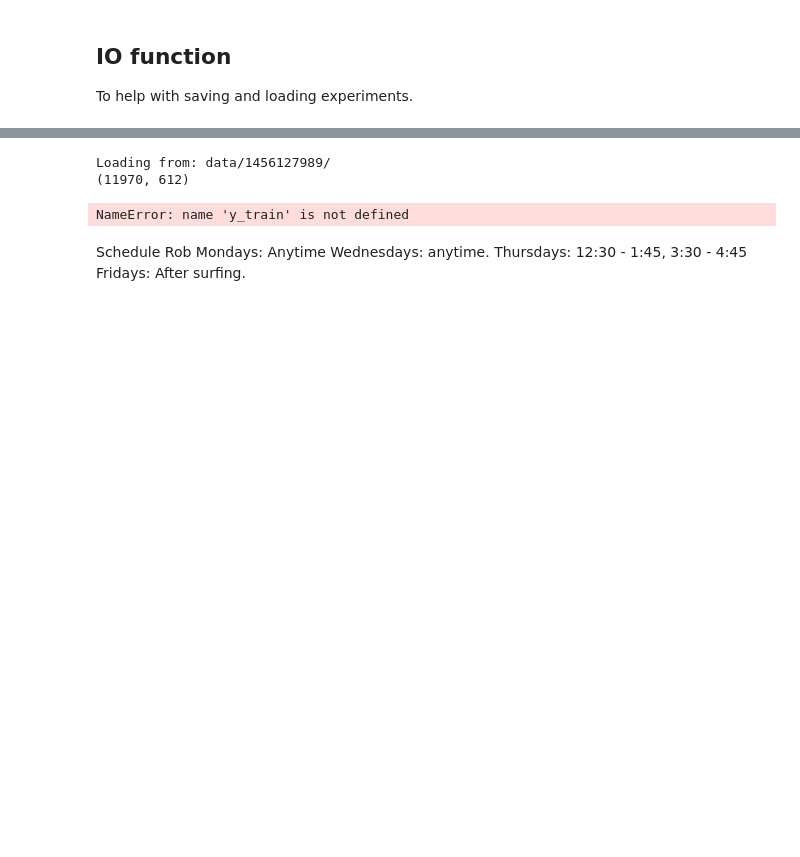
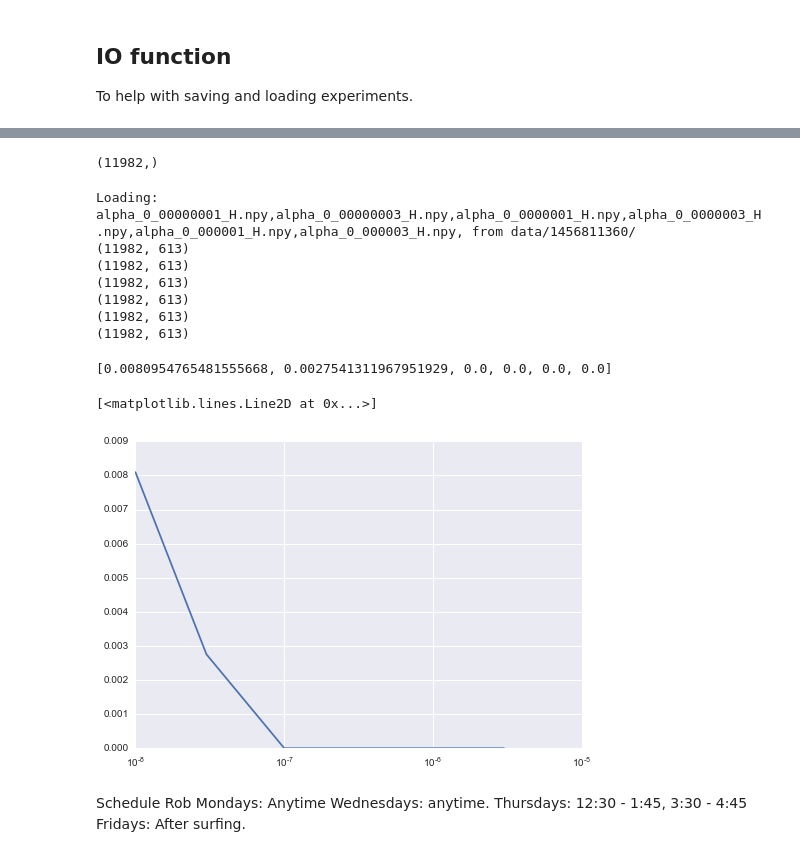
Before and after one commit to kristjanjonsson/Deep-Hidden-Layer-Learning, a Jupyter notebook: Prototyping-KJ.ipynb, the cells around one changed output, grey strips where cells are left out. Cells and saved outputs as stored; diff of their text form; code cells hidden in the pictures; blank space fills up the shorter version.

```diff
--- a/Prototyping-KJ.ipynb
+++ b/Prototyping-KJ.ipynb
@@ -258,16 +226,33 @@ Loading from: data/1455827358/
+# %%
+y.shape
+# %% [output]
+(11982,)
 # %%
 from sklearn.linear_model import LogisticRegression
 
-acc_train = []
+error_train = []
 for H in load('data/{0}/'.format(experiment_number), which='H'):
     print(H.shape)
     model = LogisticRegression(C=1e6)
-    model.fit(H, y_train)
-    acc_train.append((model.predict(H) == y_train).mean())
+    model.fit(H, y)
+    error_train.append((model.predict(H) != y).mean())
 # %% [output]
-Loading from: data/1456127989/
-(11970, 612)
+Loading: alpha_0_00000001_H.npy,alpha_0_00000003_H.npy,alpha_0_0000001_H.npy,alpha_0_0000003_H.npy,alpha_0_000001_H.npy,alpha_0_000003_H.npy, from data/1456811360/
+(11982, 613)
+(11982, 613)
+(11982, 613)
+(11982, 613)
+(11982, 613)
+(11982, 613)
-NameError: name 'y_train' is not defined
+# %%
+error_train
+# %% [output]
+[0.0080954765481555668, 0.0027541311967951929, 0.0, 0.0, 0.0, 0.0]
+# %%
+plt.semilogx(alphas, error_train)
+# %% [output]
+[<matplotlib.lines.Line2D at 0x...>]
+[figure, added]
 # %% [markdown]
 Schedule Rob
 Mondays: Anytime
```
Also changed, not shown: parts of 22 cells of this notebook.
